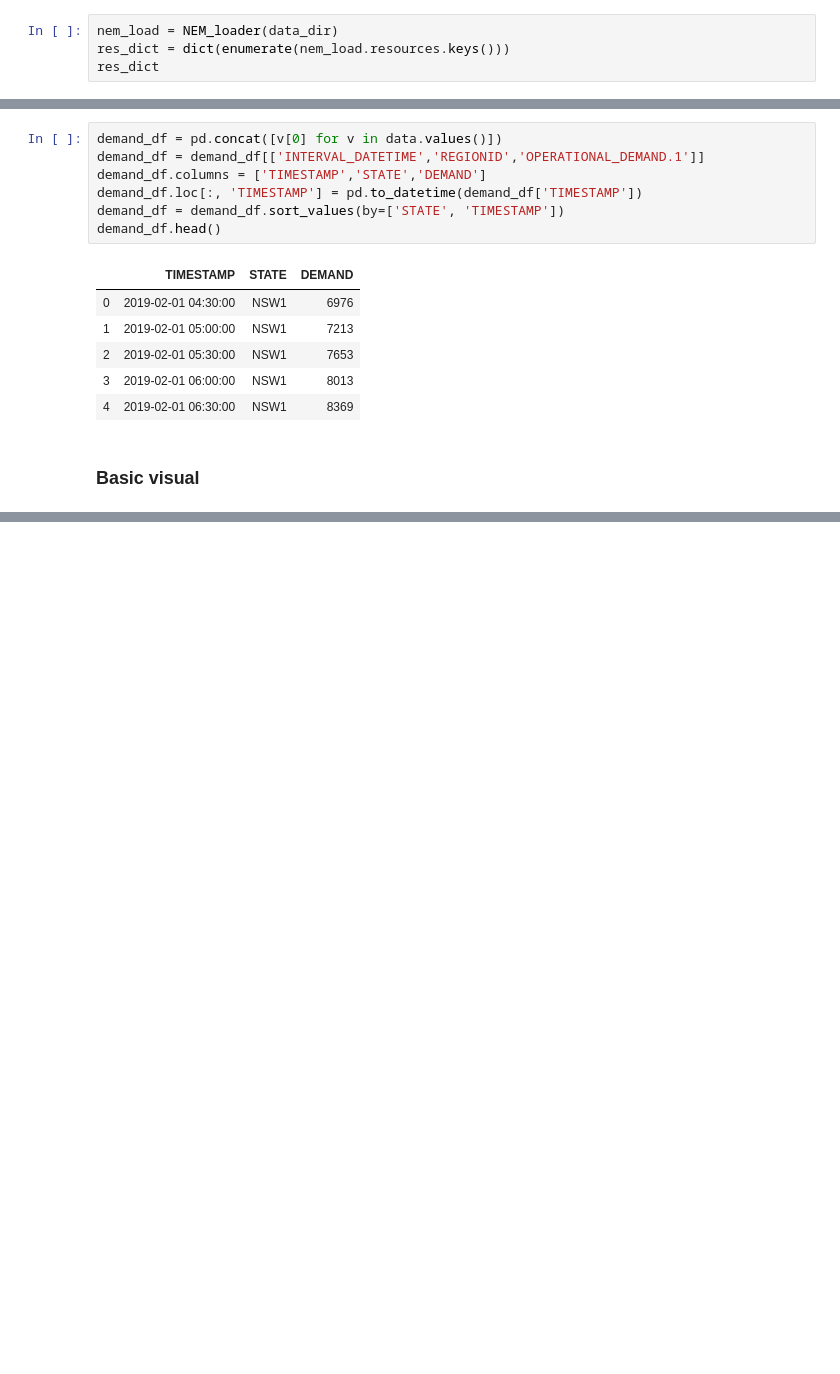
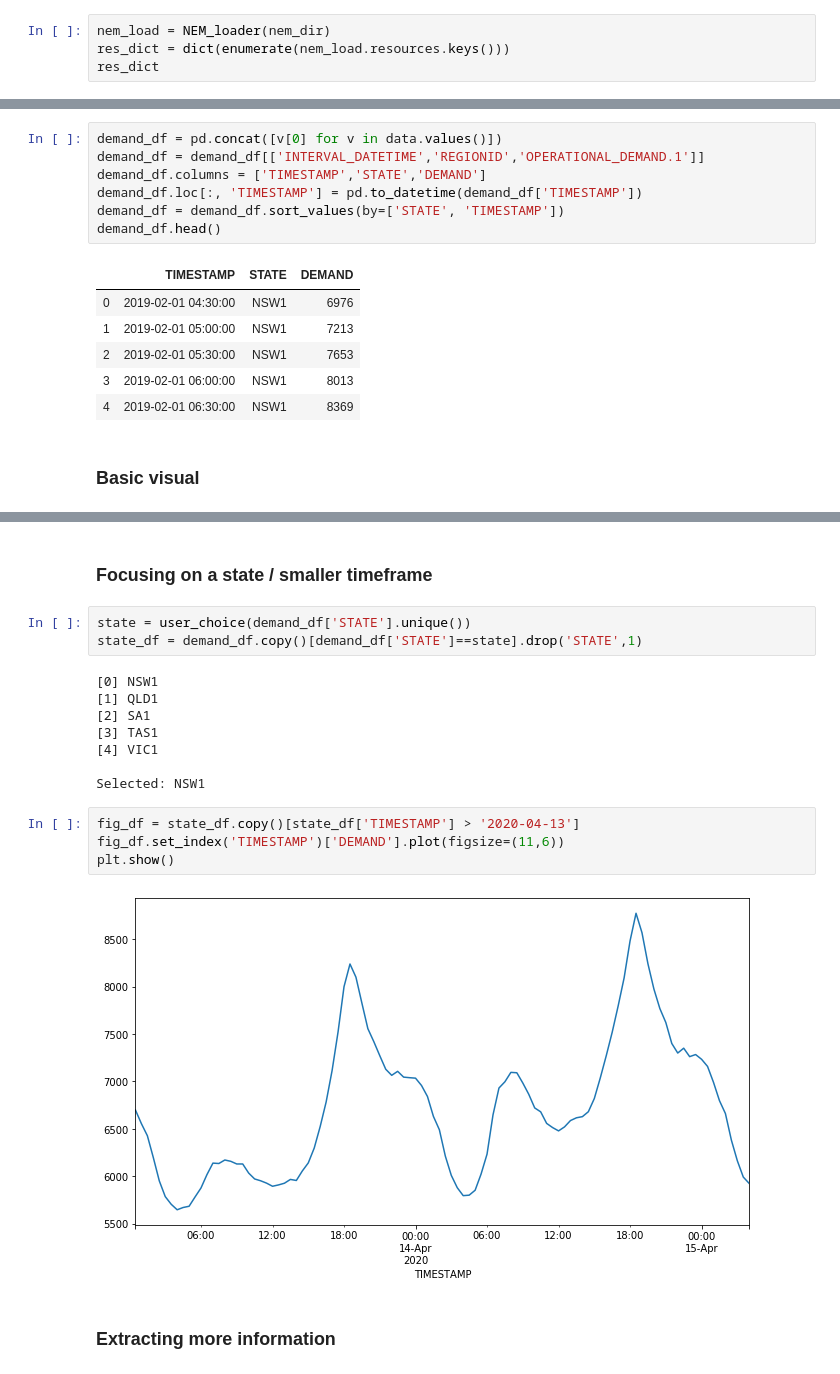
Before and after one commit to robbie-manolache/energy-market-analysis, a Jupyter notebook: demand_analysis.ipynb, the cells around one changed output, grey strips where cells are left out. Drawn from its saved outputs; the diff is of its cells as text; blank space fills up the shorter version.

```diff
--- a/demand_analysis.ipynb
+++ b/demand_analysis.ipynb
@@ -55,7 +55,7 @@ nem_get.download_files()
 # %% [markdown]
 ### Resource Loader
 # %%
-nem_load = NEM_loader(data_dir)
+nem_load = NEM_loader(nem_dir)
 res_dict = dict(enumerate(nem_load.resources.keys()))
 res_dict
 # %% [output]
@@ -100,0 +148,21 @@ plt.show()
+# %% [markdown]
+### Focusing on a state / smaller timeframe
+# %%
+state = user_choice(demand_df['STATE'].unique())
+state_df = demand_df.copy()[demand_df['STATE']==state].drop('STATE',1)
+# %% [output]
+[0] NSW1
+[1] QLD1
+[2] SA1
+[3] TAS1
+[4] VIC1
+
+Selected: NSW1
+# %%
+fig_df = state_df.copy()[state_df['TIMESTAMP'] > '2020-04-13']
+fig_df.set_index('TIMESTAMP')['DEMAND'].plot(figsize=(11,6))
+plt.show()
+# %% [output]
+[figure, added]
+# %% [markdown]
+### Extracting more information
```
Also changed, not shown: parts of 22 cells of this notebook.
